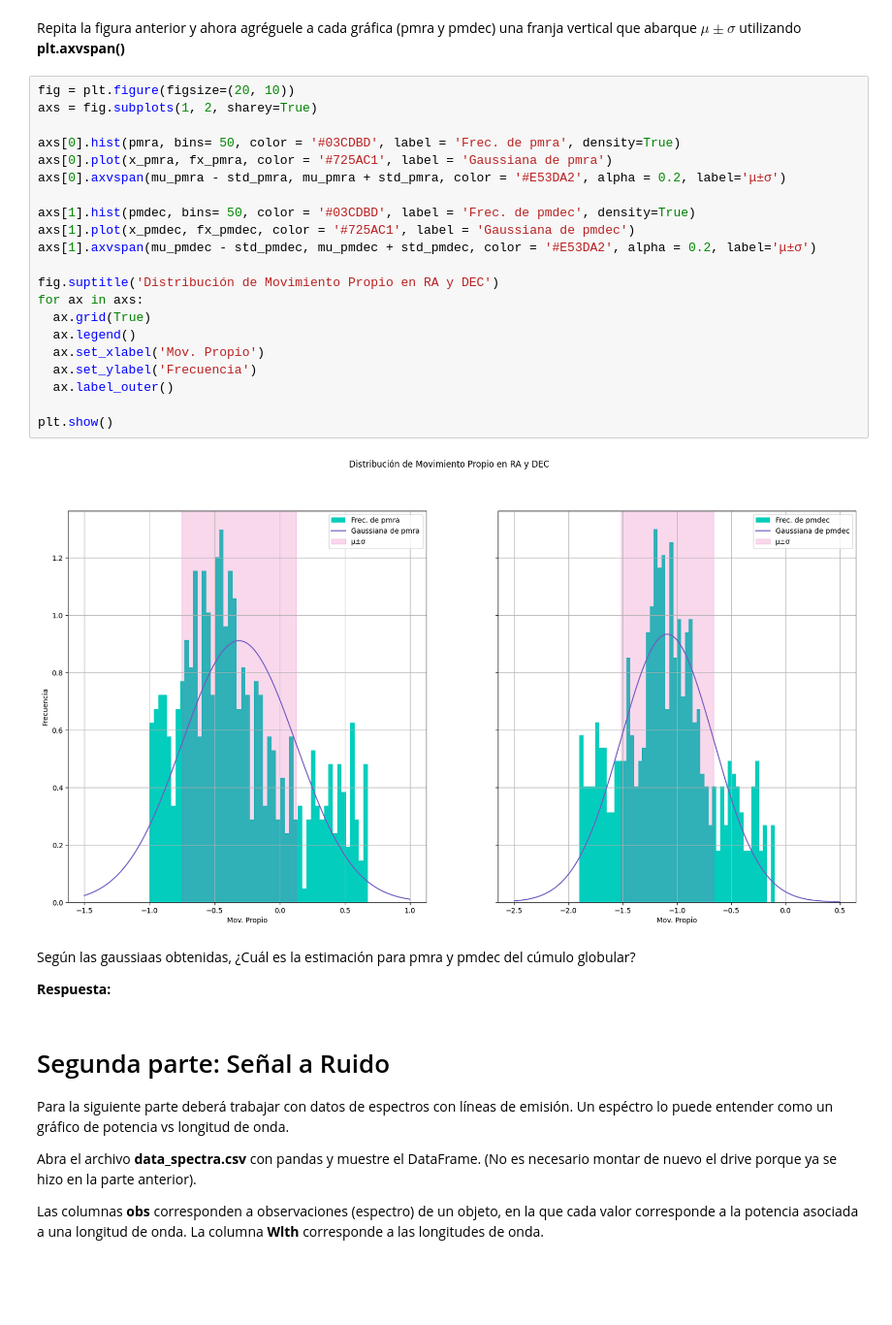
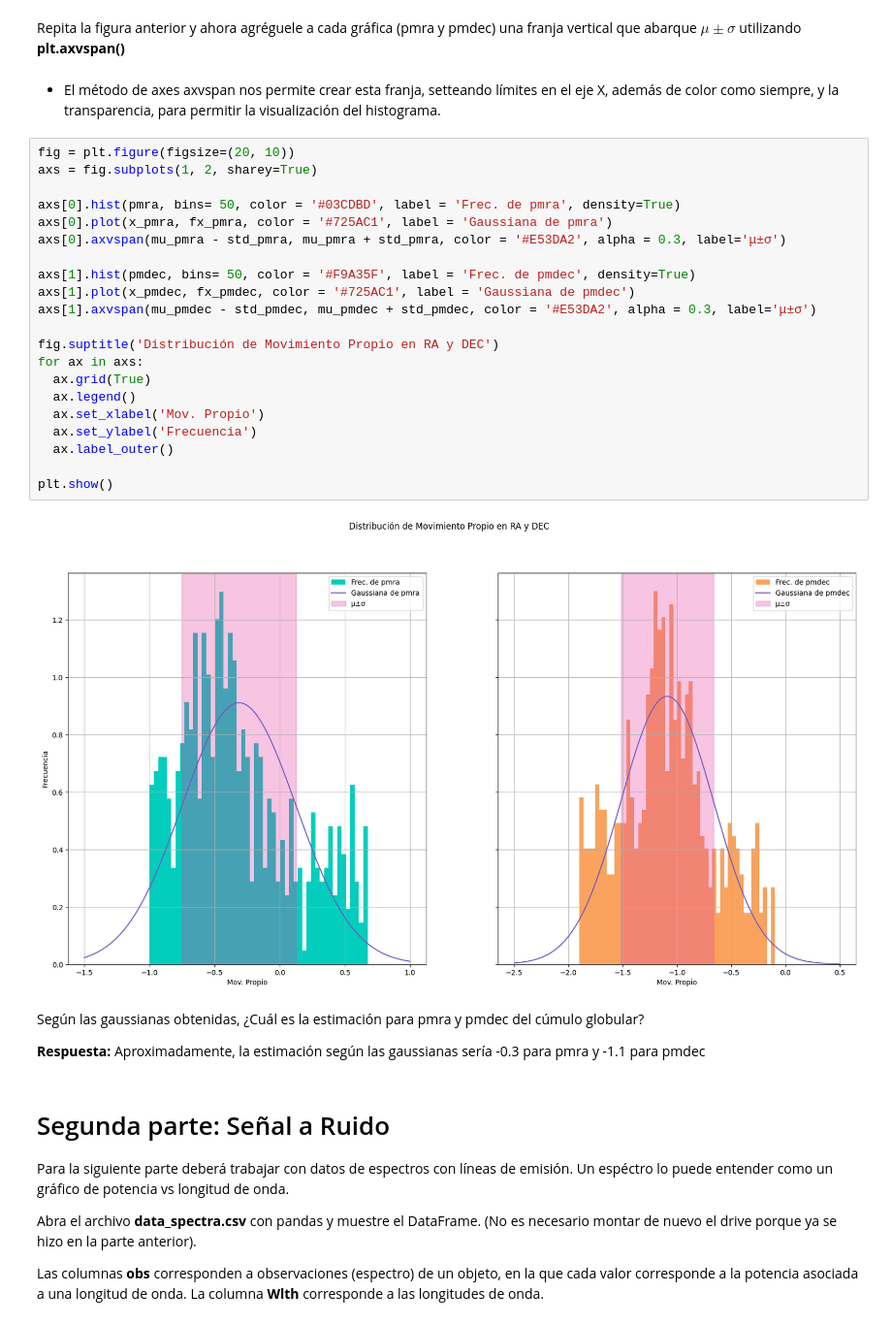
Before and after one commit to CrushinAngel/Tarea-2, a Jupyter notebook: Tarea2.ipynb, the cells around one changed output. Shown at 97% size. Drawn from its saved outputs; the diff is of its cells as text; blank space fills up the shorter version.

```diff
--- a/Tarea2.ipynb
+++ b/Tarea2.ipynb
@@ -176,33 +183,35 @@ plt.show()
 [figure]
 # %% [markdown]
 Repita la figura anterior y ahora agréguele a cada gráfica (pmra y pmdec) una franja vertical que abarque $\mu \pm \sigma$ utilizando **plt.axvspan()**
+# %% [markdown]
+* El método de axes axvspan nos permite crear esta franja, setteando límites en el eje X, además de color como siempre, y la transparencia, para permitir la visualización del histograma.
 # %%
 fig = plt.figure(figsize=(20, 10))
 axs = fig.subplots(1, 2, sharey=True)
 
 axs[0].hist(pmra, bins= 50, color = '#03CDBD', label = 'Frec. de pmra', density=True)
 axs[0].plot(x_pmra, fx_pmra, color = '#725AC1', label = 'Gaussiana de pmra')
-axs[0].axvspan(mu_pmra - std_pmra, mu_pmra + std_pmra, color = '#E53DA2', alpha = 0.2, label='μ±σ')
+axs[0].axvspan(mu_pmra - std_pmra, mu_pmra + std_pmra, color = '#E53DA2', alpha = 0.3, label='μ±σ')
 
-axs[1].hist(pmdec, bins= 50, color = '#03CDBD', label = 'Frec. de pmdec', density=True)
+axs[1].hist(pmdec, bins= 50, color = '#F9A35F', label = 'Frec. de pmdec', density=True)
 axs[1].plot(x_pmdec, fx_pmdec, color = '#725AC1', label = 'Gaussiana de pmdec')
-axs[1].axvspan(mu_pmdec - std_pmdec, mu_pmdec + std_pmdec, color = '#E53DA2', alpha = 0.2, label='μ±σ')
+axs[1].axvspan(mu_pmdec - std_pmdec, mu_pmdec + std_pmdec, color = '#E53DA2', alpha = 0.3, label='μ±σ')
 
 fig.suptitle('Distribución de Movimiento Propio en RA y DEC')
 for ax in axs:
   ax.grid(True)
   ax.legend()
   ax.set_xlabel('Mov. Propio')
   ax.set_ylabel('Frecuencia')
   ax.label_outer()
 
 plt.show()
 # %% [output]
-[figure, old version]
+[figure, new version]
 # %% [markdown]
-Según las gaussiaas obtenidas, ¿Cuál es la estimación para pmra y pmdec del cúmulo globular?
+Según las gaussianas obtenidas, ¿Cuál es la estimación para pmra y pmdec del cúmulo globular?
 
-**Respuesta:**
+**Respuesta:** Aproximadamente, la estimación según las gaussianas sería -0.3 para pmra y -1.1 para pmdec
 # %% [markdown]
 # Segunda parte: Señal a Ruido
 Para la siguiente parte deberá trabajar con datos de espectros con líneas de emisión. Un espéctro lo puede entender como un gráfico de potencia vs longitud de onda.
```
Also changed, not shown: parts of 20 cells of this notebook.
